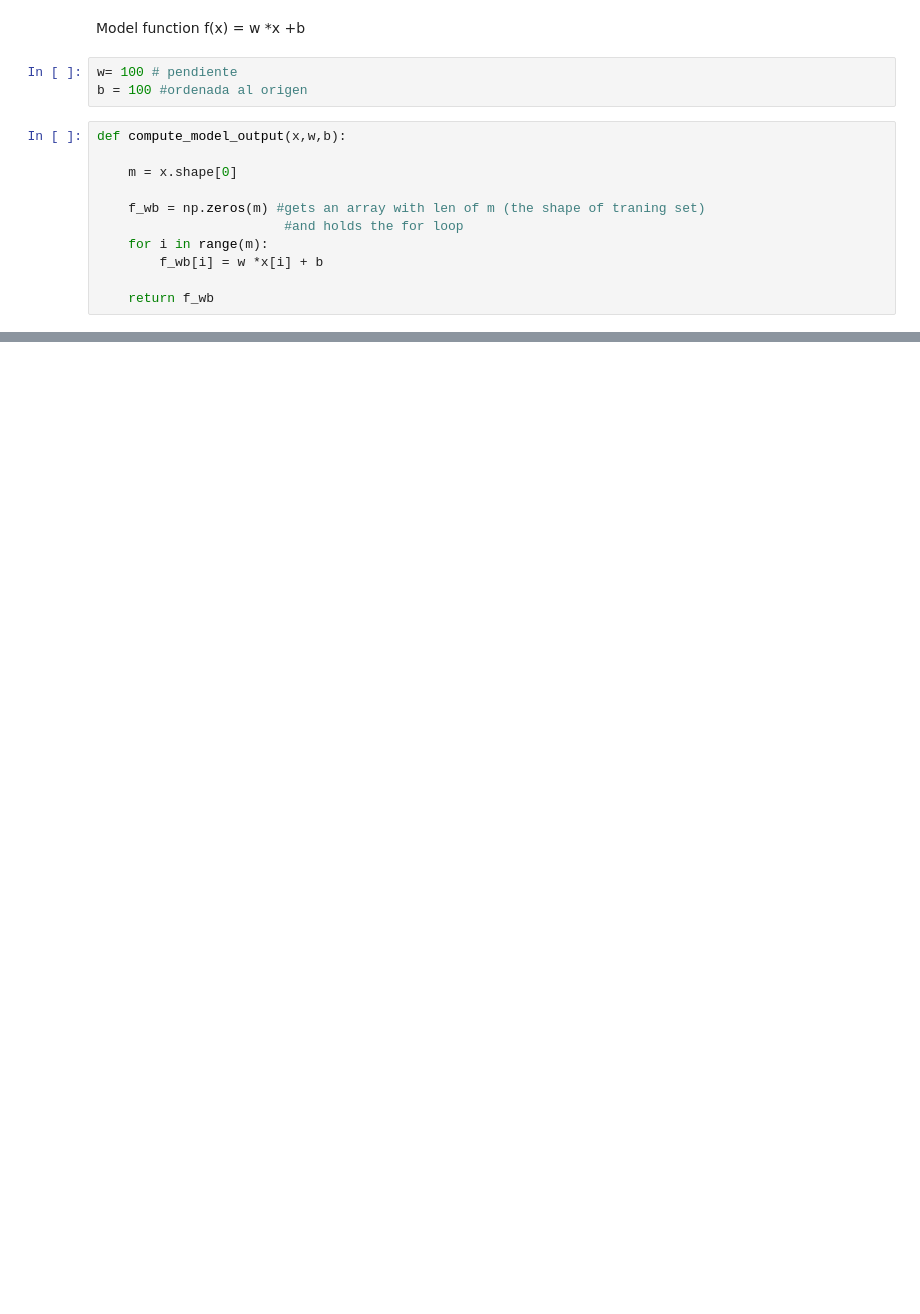
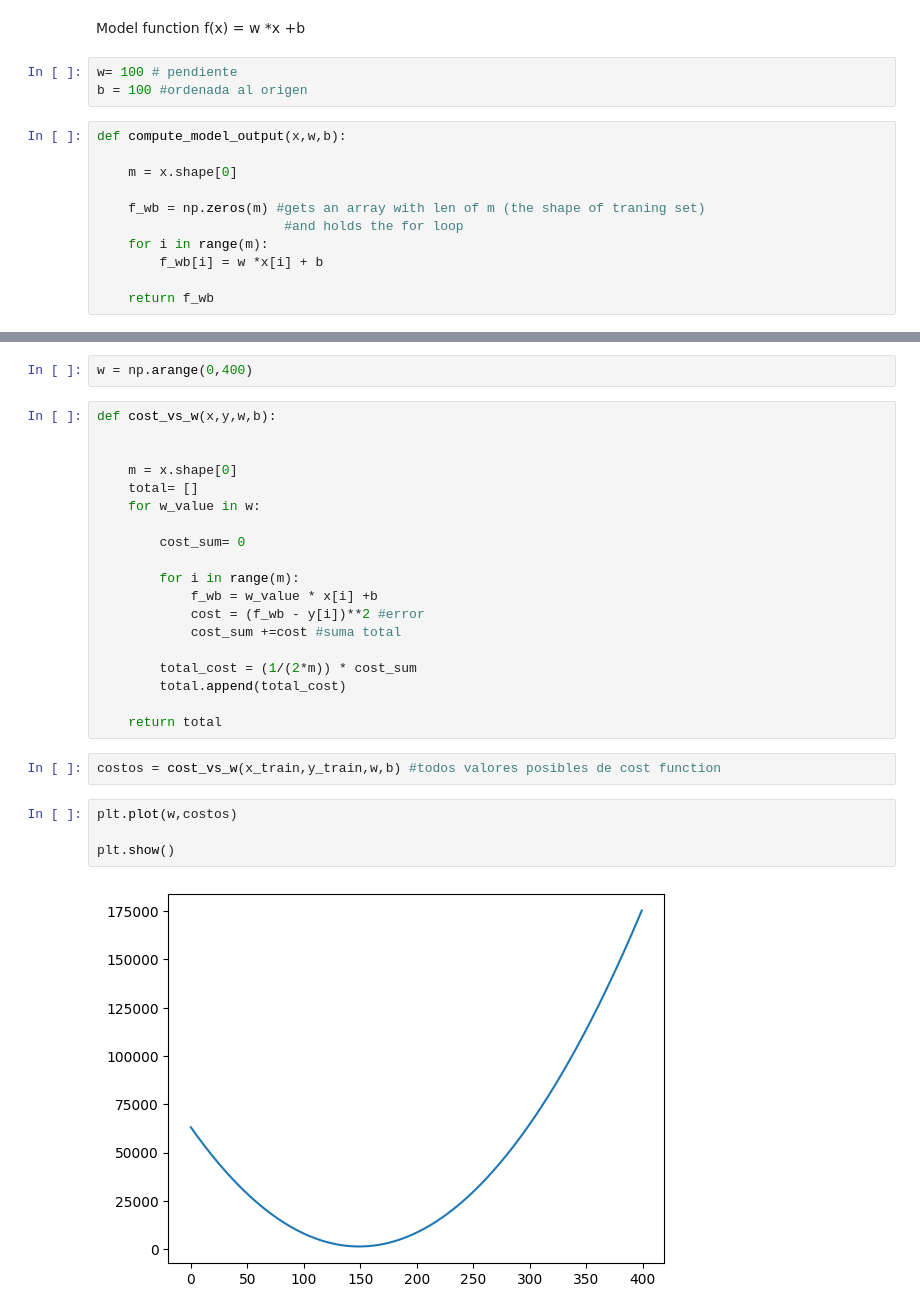
Before and after one commit to AgustinCdeCelis/ML, a Jupyter notebook: linear_regression.ipynb, the cells around one changed output, grey strips where cells are left out. Cells and saved outputs as stored; diff of their text form; blank space fills up the shorter version.

```diff
--- a/linear_regression.ipynb
+++ b/linear_regression.ipynb
@@ -62,0 +70,29 @@ def compute_cost(x,y,w,b):
+# %%
+w = np.arange(0,400)
+# %%
+def cost_vs_w(x,y,w,b):
+
+
+    m = x.shape[0]
+    total= []
+    for w_value in w:
+
+        cost_sum= 0
+
+        for i in range(m):
+            f_wb = w_value * x[i] +b
+            cost = (f_wb - y[i])**2 #error
+            cost_sum +=cost #suma total
+
+        total_cost = (1/(2*m)) * cost_sum
+        total.append(total_cost)
+
+    return total
+# %%
+costos = cost_vs_w(x_train,y_train,w,b) #todos valores posibles de cost function
+# %%
+plt.plot(w,costos)
+
+plt.show()
+# %% [output]
+[figure, added]
```
Also changed, not shown: parts of 9 cells of this notebook.
